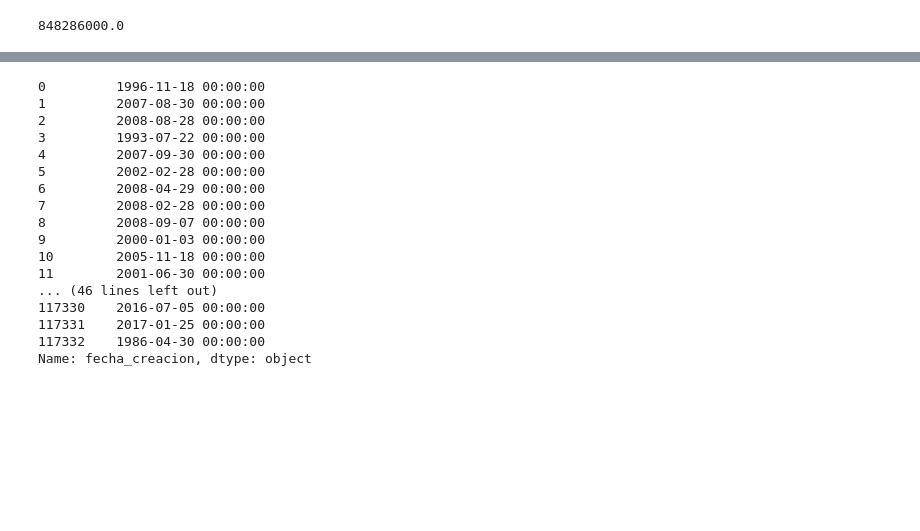
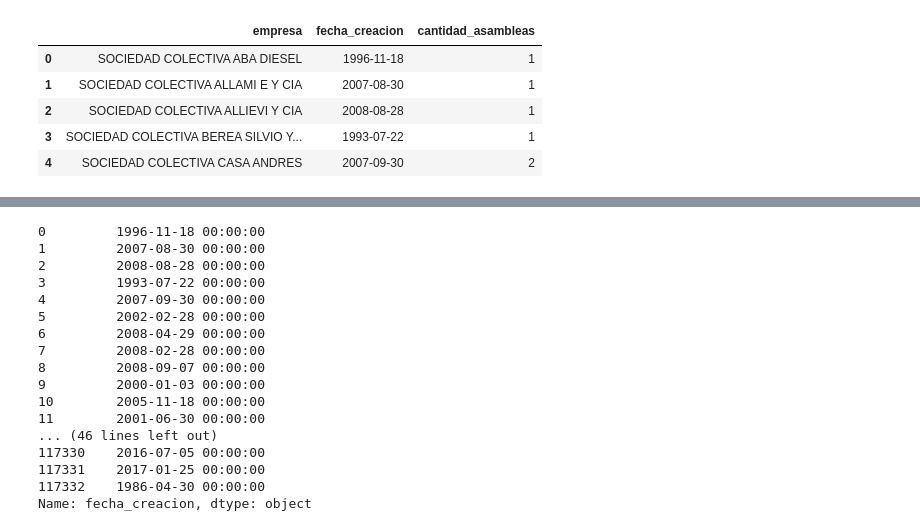
Before and after one commit to javierjlujan/sousveilliance, a Jupyter notebook: grafos_y_graficos/histograma_creacion_empresas/Creacion_empresas_vs_tiempo.ipynb, the cells around one changed output, grey strips where cells are left out. Saved outputs shown, nothing was run; the diff lists cells and outputs as text; code cells hidden in the pictures; blank space fills up the shorter version.

```diff
--- a/grafos_y_graficos/histograma_creacion_empresas/Creacion_empresas_vs_tiempo.ipynb
+++ b/grafos_y_graficos/histograma_creacion_empresas/Creacion_empresas_vs_tiempo.ipynb
@@ -37,8 +7,20 @@ df
-# %%
-a = df.fecha_creacion[0]
-a.timestamp()
-# %% [output]
-848286000.0
+# %%
+path = "../../datos/datos_procesados/fecha_creacion.csv"
+df = pd.read_csv(path)
+
+# De float a str
+df['fecha_creacion'] = df['fecha_creacion'].astype(str)
+# De str a datetime
+df['fecha_creacion'] = pd.to_datetime(df['fecha_creacion'],
+                                      format='%Y%m%d', errors='coerce')
+df.head()
+# %% [output]
+|  | empresa | fecha_creacion | cantidad_asambleas |
+| 0 | SOCIEDAD COLECTIVA ABA DIESEL | 1996-11-18 | 1 |
+| 1 | SOCIEDAD COLECTIVA ALLAMI E Y CIA | 2007-08-30 | 1 |
+| 2 | SOCIEDAD COLECTIVA ALLIEVI Y CIA | 2008-08-28 | 1 |
+| 3 | SOCIEDAD COLECTIVA BEREA SILVIO Y... | 1993-07-22 | 1 |
+| 4 | SOCIEDAD COLECTIVA CASA ANDRES | 2007-09-30 | 2 |
 # %%
 df2 = df
 df2.groupby([df2.fecha_creacion.dt.year, df2.fecha_creacion.dt.month]).count().plot(kind="bar")
```
Also changed, not shown: parts of 6 cells of this notebook, 1 other file.
